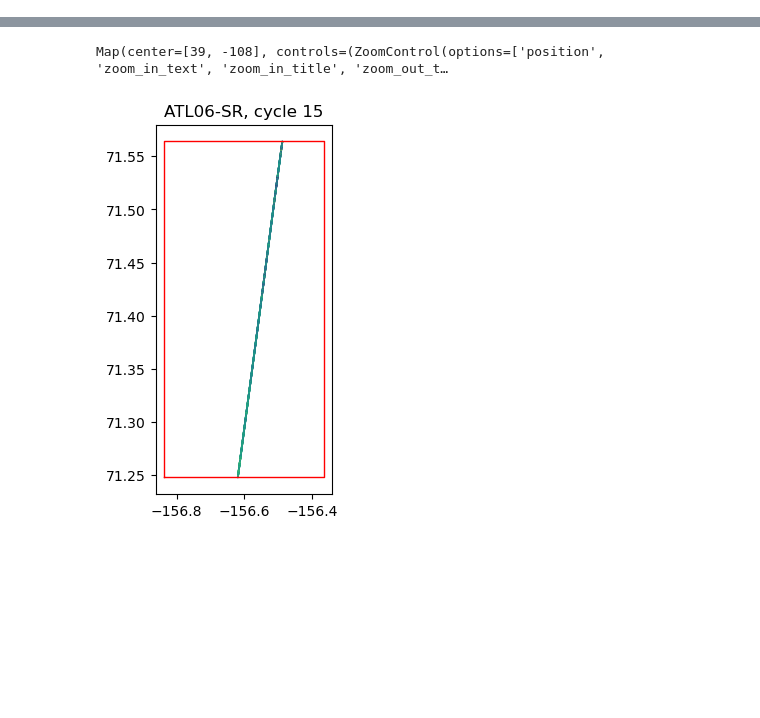
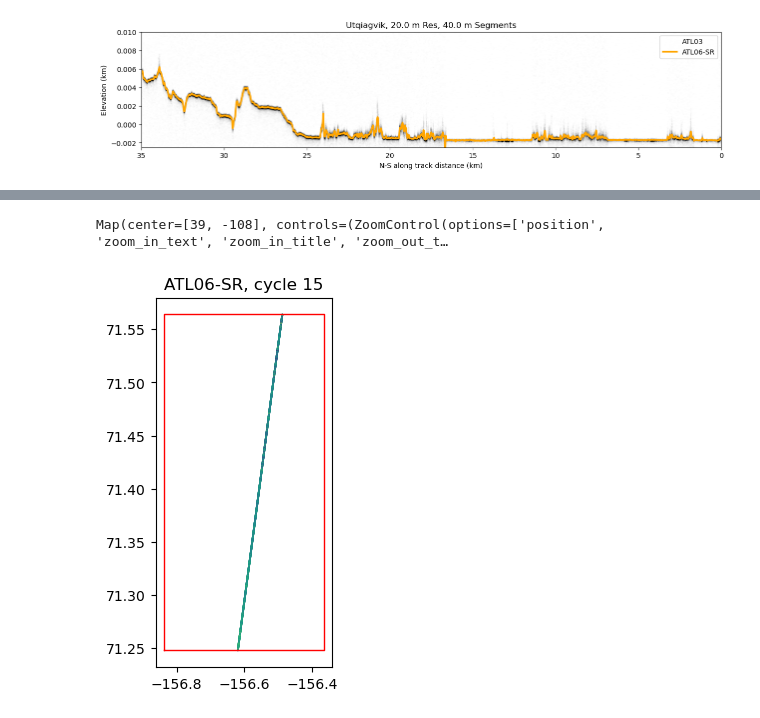
Before and after one commit to ICESAT-2HackWeek/surfit, a Jupyter notebook: contributors/chance/ATL06_Viewer.ipynb, the cells around one changed output, grey strips where cells are left out. Drawn from its saved outputs; the diff is of its cells as text; code cells hidden in the pictures; blank space fills up the shorter version.

```diff
--- a/contributors/chance/ATL06_Viewer.ipynb
+++ b/contributors/chance/ATL06_Viewer.ipynb
@@ -190,0 +156,15 @@ plt.ylim([0, 0.2])
+# %%
+plt.figure(figsize=[15, 3])
+plt.scatter((atl03_yapc['x_atc']-np.min(atl03_yapc['x_atc']))/1000,
+            atl03_yapc.height.values/1000, color='black', s=2, alpha=0.005, label='ATL03')
+plt.plot((ss_atl06_sr['distance']-np.min(ss_atl06_sr['distance']))/1000,
+         ss_atl06_sr.h_mean/1000, color='orange', linewidth=2.5, label='ATL06-SR')
+plt.title(f"Utqiagvik, {res} m Res, {res*2} m Segments")
+plt.xlabel('N-S along track distance (km)')
+plt.ylabel('Elevation (km)')
+plt.ylim([-0.0025, 0.01])
+plt.xlim([35, 0])
+plt.legend()
+plt.savefig(f'{site}_res{res}_len{res*2}_cnf{cnf}.png', dpi=150)
+# %% [output]
+[figure, added]
```
Also changed, not shown: parts of 14 cells of this notebook.
